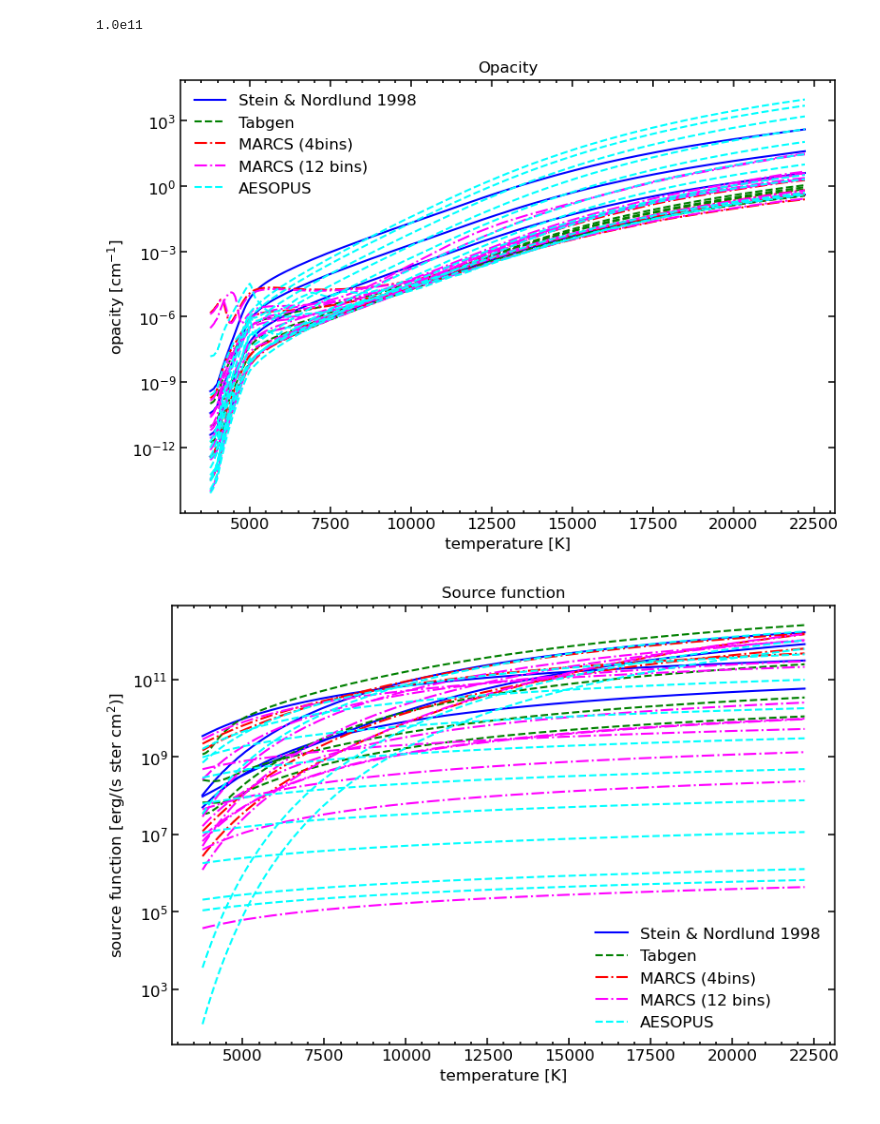
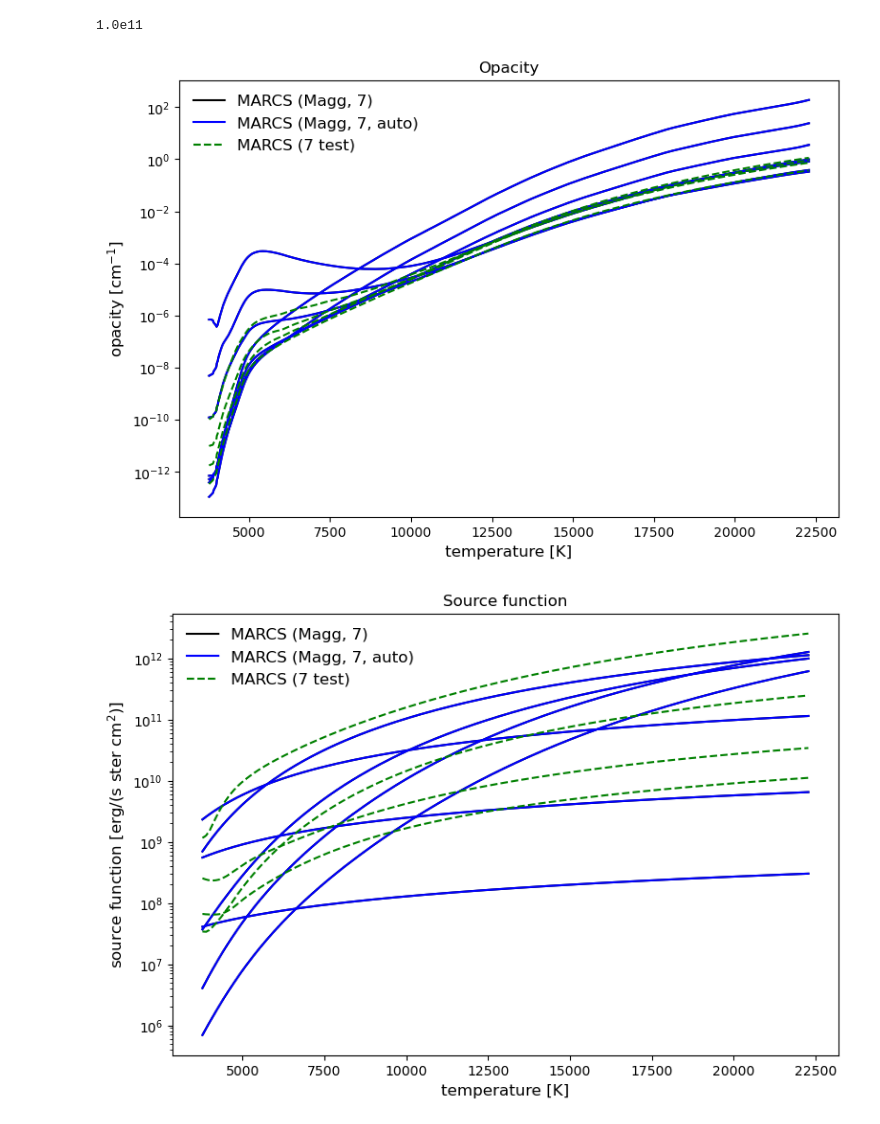
Before and after one commit to pe1995/MUST.jl, a Jupyter notebook: examples/EoS/test_squaregas.ipynb, the cells around one changed output. Cells and saved outputs as stored; diff of their text form; code cells hidden in the pictures.

Commit message:
pythonvert in legacy lookup

```diff
--- a/examples/EoS/test_squaregas.ipynb
+++ b/examples/EoS/test_squaregas.ipynb
@@ -16,14 +19,12 @@ MUST.@get_help visual;
 Import them directly in the way they are read in dispatch.
 # %%
 ## Different Squaregas EoS to test
-eos = [#MUST.SquareGasEOS(MUST.@in_dispatch("input_data/TSO_LEG_Binned_v1.1")),
-       #MUST.SquareGasEOS(MUST.@in_dispatch("input_data/TSO_sun_Magg_v10.2")),
-       #MUST.SquareGasEOS(MUST.@in_dispatch("input_data/DIS_AESOPUS_v1.3.2")),
-       MUST.SquareGasEOS(MUST.@in_dispatch("input_data/DISSTAG_v0.1")),
-       MUST.SquareGasEOS(MUST.@in_dispatch("input_data/solar_lte")),
-       MUST.SquareGasEOS(MUST.@in_dispatch("input_data/DIS_MARCS_E_v0.4.4")),
-       MUST.SquareGasEOS(MUST.@in_dispatch("input_data/DIS_MARCS_E_v0.4.3")),
-       MUST.SquareGasEOS(MUST.@in_dispatch("input_data/DIS_AESOPUS_v1.3.2"))]
+eos = [
+       MUST.SquareGasEOS(MUST.@in_dispatch("input_data/binned/DIS_MARCS_E_cnt_v1.7.7")),
+       MUST.SquareGasEOS(MUST.@in_dispatch("input_data/grd/DIS_MARCS_E_t5777g44m00_v0.1")),
+       MUST.SquareGasEOS(MUST.@in_dispatch("input_data/binned/DIS_MARCS_E_t5777g44m00_t0.1")),
+       MUST.SquareGasEOS(MUST.@in_dispatch("input_data/solar_lte"))
+]
 
 ## 4 Bins legacy EoS directly from DISPATCH
 leEos = MUST.@legacyPythonEOS ;
@@ -34,10 +35,12 @@ eos_direct = TSO.reload(TSO.SqEoS, joinpath(path, "eos.hdf5"))
 opa_direct = TSO.reload(TSO.SqOpacity, joinpath(path, "binned_opacities.hdf5"));
 # %%
 ## Plotting setup
-color  = ["b", "g", "r", "magenta", "cyan"]
+color  = ["k", "b", "g", "r", "magenta", "cyan"]
 labels = ["Legacy Stagger 12 bins", "AESOPUS + TS", "TSO", "MARCS", "TAB"]
 labels = ["MARCS (4 bins)", "TAB"]
-labels = ["Stein & Nordlund 1998", "Tabgen", "MARCS (4bins)", "MARCS (12 bins)", "AESOPUS"]
-ls     = ["-", "--", "-.", "-.", "--"];
+labels = ["MARCS (Magg, 7)", "Stein & Nordlund 1998", "Tabgen", "MARCS (4bins)", "MARCS (12 bins)", "AESOPUS"]
+
+labels = ["MARCS (Magg, 7)", "MARCS (Magg, 7, auto)", "MARCS (7 test)", "Tabgen", "legacy"]
+ls     = ["-", "-", "--", "-.", "-.", "--"];
 # %% [markdown]
 They contain the EoS as well as the opacities on the same rho-E grid.
@@ -45,7 +52,7 @@ They contain the EoS as well as the opacities on the same rho-E grid.
 units = MUST.StaggerCGS();
 # %%
 ## Legacy EoS limits
-e0, e1 = convert.(Float64, MUST.limits(leEos)[3:4]);
+e0, e1 = convert.(Float64, cv.(MUST.limits(leEos)[3:4]));
 # %% [markdown]
 # Solar Model
 We compare the EoS for a typical average solar model.
@@ -59,7 +66,7 @@ e_profile_stagger = Float64[MUST.bisect(leEos, ee=[e0, e1], d=d_profile[i] ./uni
 e_profile_sq      = []
 
 for i in eachindex(eos)
-    eemin, eemax = MUST.limits(eos[i])[3:4]
+    eemin, eemax = cv.(MUST.limits(eos[i])[3:4])
     append!(e_profile_sq, [Float64[MUST.bisect(eos[i], ee=[eemin, eemax], d=d_profile[j], T=T_profile[j]) for j in eachindex(d_profile)]])
 end;
 # %% [markdown]
@@ -161,9 +168,9 @@ end;
 #    k_ts[:, i] .= exp.(TSO.lookup(eos_direct, opa_direct, :κ, log.(d_profile), lne_ts, i))
 #end;
 # %%
-close()
+plt.close()
 f, ax = plt.subplots(1, 1, figsize=(9,6))
-basic_plot!(ax)
+#basic_plot!(ax)
 
 ## Title
 ax.set_title("Opacity")
@@ -205,7 +212,7 @@ f.savefig("opacity_eos.pdf", bbox_inches="tight")
 
 gcf()
 # %% [output]
-[figure, old version]
+[figure, new version]
 # %%
 s_stagger = zeros(length(d_profile), 4)
 s_stagger[:, 1] = MUST.lookup(leEos, :S1, d_profile ./units.d, e_profile_stagger ./units.ee) .*units.m ./ units.t^3
@@ -223,9 +230,9 @@ end;
 #    s_ts[:, i] .= exp.(TSO.lookup(eos_direct, opa_direct, :src, log.(d_profile), lne_ts, i))
 #end;
 # %%
-close()
+plt.close()
 f, ax = plt.subplots(1, 1, figsize=(9,6))
-basic_plot!(ax)
+#basic_plot!(ax)
 
 ## Title
 ax.set_title("Source function")
@@ -241,31 +248,31 @@ ax.set_title("Source function")
 for i in eachindex(eos)
     for j in axes(k_sq[i], 2)
         if j==1
             ax.plot(T_profile, s_sq[i][:, j], color=color[i], ls=ls[i], label=labels[i])
         else
             ax.plot(T_profile, s_sq[i][:, j], color=color[i], ls=ls[i])
         end
     end
 end
 
 ## Plot it directly from the TS format
 #=for j in axes(k_ts, 2)
     if j==1
         ax.plot(T_profile, s_ts[:, j], color=color[end], label="Legacz in TS format")
     else
         ax.plot(T_profile, s_ts[:, j], color=color[end])
     end
 end=#
 
 ## setup
 ax.set_yscale("log")
 ax.set_xlabel("temperature [K]", fontsize="large")
 ax.set_ylabel(L"\rm source\ function\ [erg/(s\ ster\ cm^{2})]", fontsize="large")
 ax.legend(fontsize="large", framealpha=0)
 
 
 f.savefig("source_function_eos.pdf", bbox_inches="tight")
 
 gcf()
 # %% [output]
-[figure, old version]
+[figure, new version]
```
Also changed, not shown: parts of 4 cells of this notebook, 9 other files.
